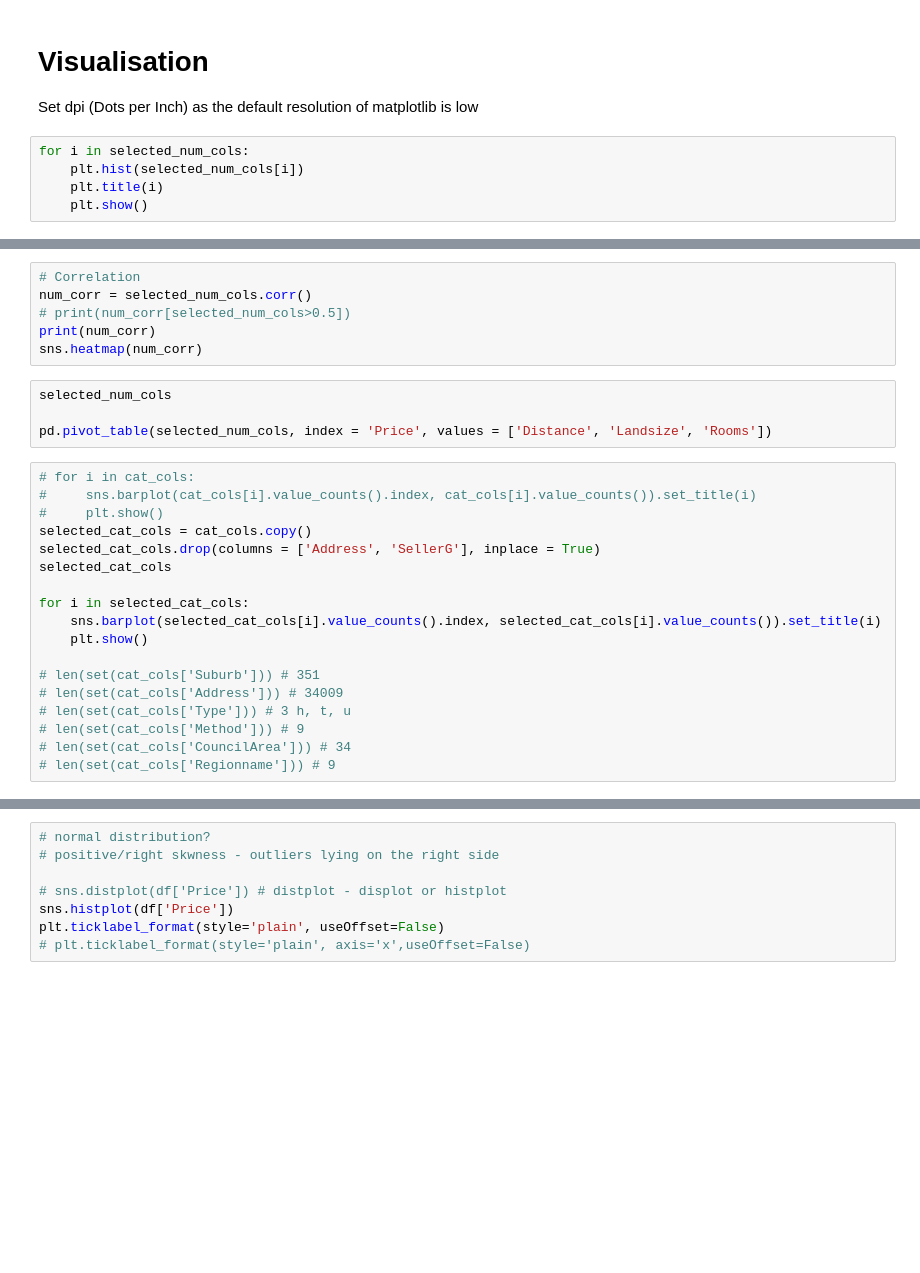
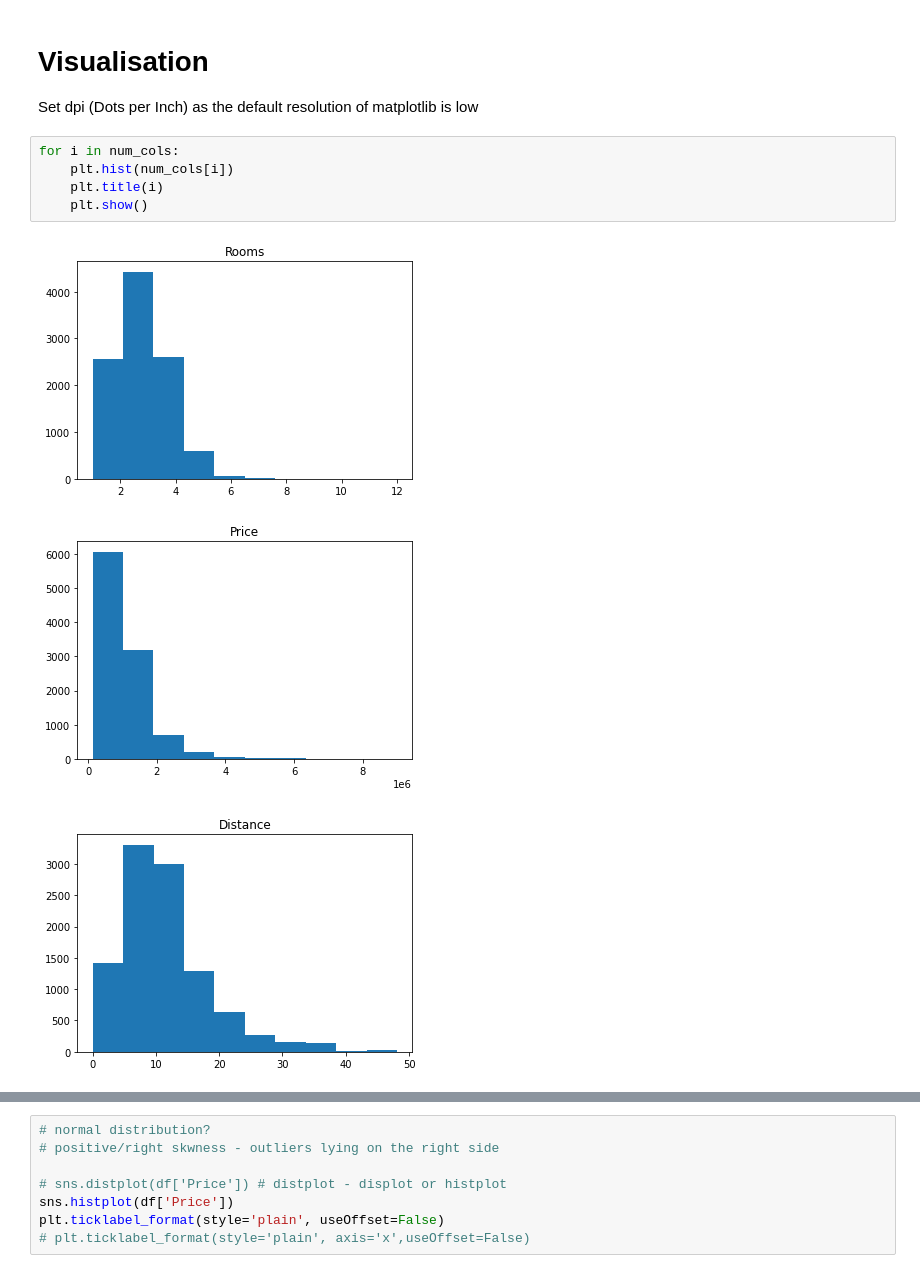
Before and after one commit to slothpunch/Uni, a Jupyter notebook: ICT Business Analytics/melbourne-housing-price-eda.ipynb, the cells around one changed output, grey strips where cells are left out. Cells and saved outputs as stored; diff of their text form; blank space fills up the shorter version.

```diff
--- a/ICT Business Analytics/melbourne-housing-price-eda.ipynb
+++ b/ICT Business Analytics/melbourne-housing-price-eda.ipynb
@@ -377,7 +458,11 @@ selected_num_cols
 
 Set dpi (Dots per Inch) as the default resolution of matplotlib is low
 # %%
-for i in selected_num_cols:
-    plt.hist(selected_num_cols[i])
+for i in num_cols:
+    plt.hist(num_cols[i])
     plt.title(i)
     plt.show()
+# %% [output]
+[figure, added]
+[figure, added]
+[figure, added]
@@ -384,28 +473,0 @@ for i in selected_num_cols:
-# %%
-# Correlation
-num_corr = selected_num_cols.corr()
-# print(num_corr[selected_num_cols>0.5])
-print(num_corr)
-sns.heatmap(num_corr)
-# %%
-selected_num_cols
-
-pd.pivot_table(selected_num_cols, index = 'Price', values = ['Distance', 'Landsize', 'Rooms'])
-# %%
-# for i in cat_cols:
-#     sns.barplot(cat_cols[i].value_counts().index, cat_cols[i].value_counts()).set_title(i)
-#     plt.show()
-selected_cat_cols = cat_cols.copy()
-selected_cat_cols.drop(columns = ['Address', 'SellerG'], inplace = True)
-selected_cat_cols
-
-for i in selected_cat_cols:
-    sns.barplot(selected_cat_cols[i].value_counts().index, selected_cat_cols[i].value_counts()).set_title(i)
-    plt.show()
-
-# len(set(cat_cols['Suburb'])) # 351
-# len(set(cat_cols['Address'])) # 34009
-# len(set(cat_cols['Type'])) # 3 h, t, u
-# len(set(cat_cols['Method'])) # 9
-# len(set(cat_cols['CouncilArea'])) # 34
-# len(set(cat_cols['Regionname'])) # 9
```
Also changed, not shown: parts of 47 cells of this notebook.
